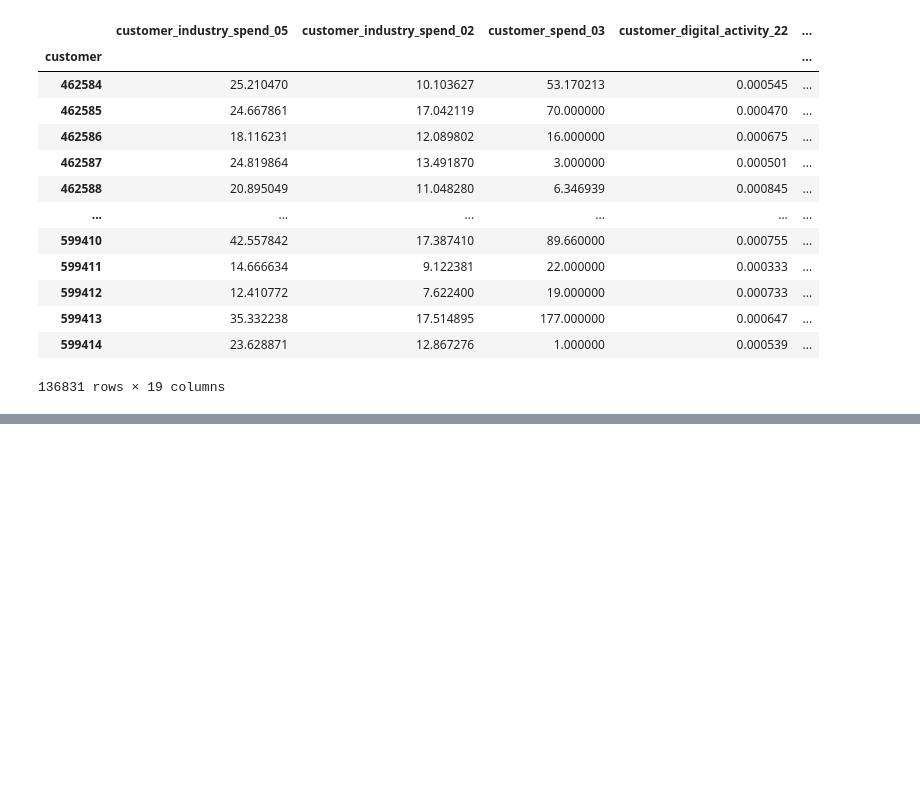
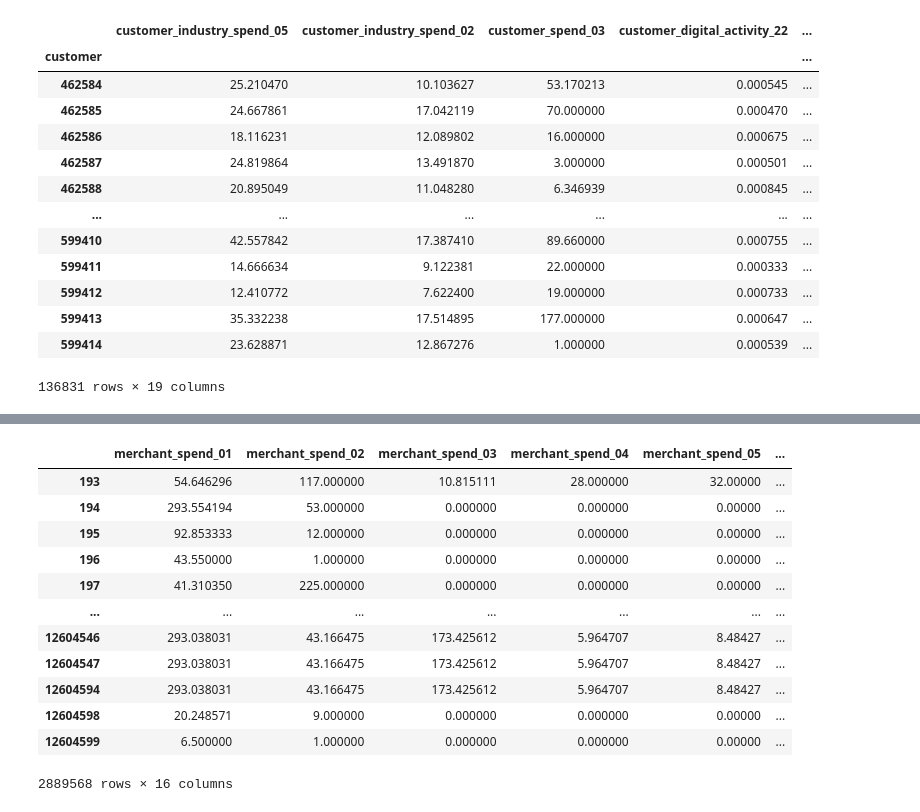
Before and after one commit to ItsEyan/Amex-Hackathon, a Jupyter notebook: eval.ipynb, the cells around one changed output, grey strips where cells are left out. Drawn from its saved outputs; the diff is of its cells as text; code cells hidden in the pictures; blank space fills up the shorter version.

```diff
--- a/eval.ipynb
+++ b/eval.ipynb
@@ -115,0 +134,16 @@ array=[1.62117146e+00 6.87215452e+00 1.12334000e+02 8.05525000e+01
+# %%
+clustered_df[0]
+# %% [output]
+|  | merchant_spend_01 | merchant_spend_02 | merchant_spend_03 | merchant_spend_04 | merchant_spend_05 | ... |
+| 193 | 54.646296 | 117.000000 | 10.815111 | 28.000000 | 32.00000 | ... |
+| 194 | 293.554194 | 53.000000 | 0.000000 | 0.000000 | 0.00000 | ... |
+| 195 | 92.853333 | 12.000000 | 0.000000 | 0.000000 | 0.00000 | ... |
+| 196 | 43.550000 | 1.000000 | 0.000000 | 0.000000 | 0.00000 | ... |
+| 197 | 41.310350 | 225.000000 | 0.000000 | 0.000000 | 0.00000 | ... |
+| ... | ... | ... | ... | ... | ... | ... |
+| 12604546 | 293.038031 | 43.166475 | 173.425612 | 5.964707 | 8.48427 | ... |
+| 12604547 | 293.038031 | 43.166475 | 173.425612 | 5.964707 | 8.48427 | ... |
+| 12604594 | 293.038031 | 43.166475 | 173.425612 | 5.964707 | 8.48427 | ... |
+| 12604598 | 20.248571 | 9.000000 | 0.000000 | 0.000000 | 0.00000 | ... |
+| 12604599 | 6.500000 | 1.000000 | 0.000000 | 0.000000 | 0.00000 | ... |
+2889568 rows × 16 columns
```
Also changed, not shown: parts of 12 cells of this notebook, 4 other files.
